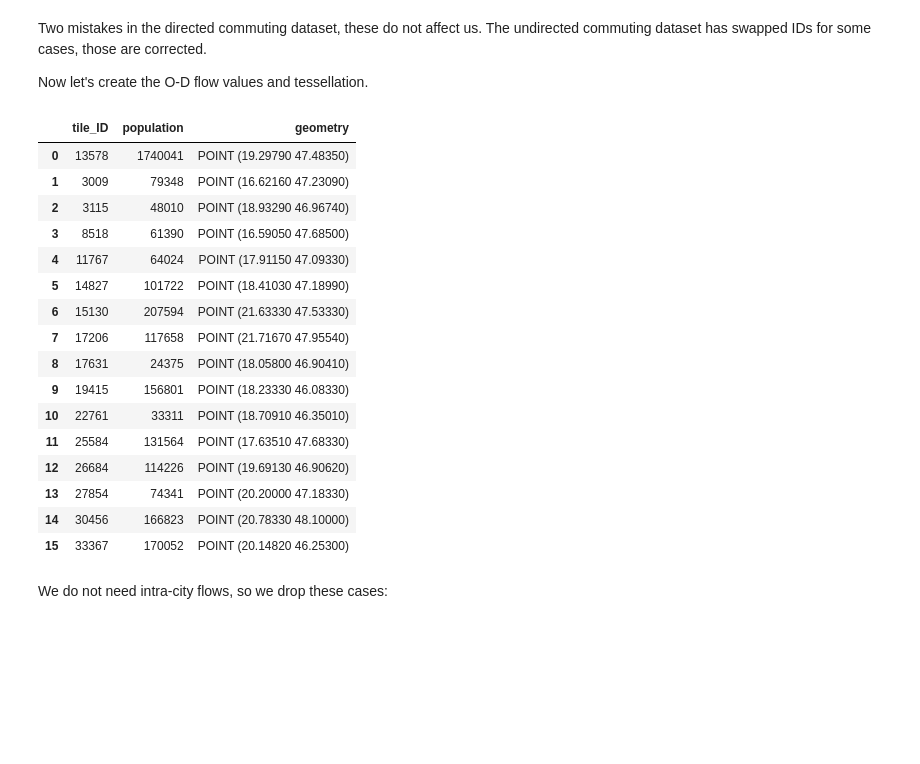
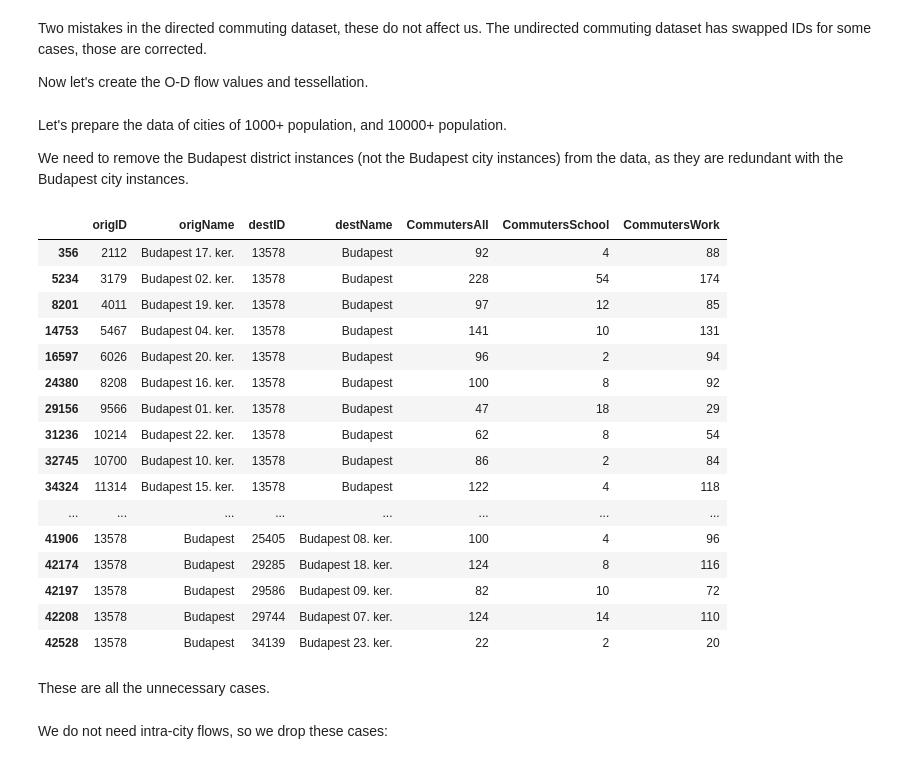
Before and after one commit to me9hanics/origin-destination-matrix-from-traffic, a Jupyter notebook: odm_gravity.ipynb, the cells around one changed output. Saved outputs shown, nothing was run; the diff lists cells and outputs as text; code cells hidden in the pictures; blank space fills up the shorter version.

```diff
--- a/odm_gravity.ipynb
+++ b/odm_gravity.ipynb
@@ -146,23 +146,31 @@ tessellation_16.loc[0, 'tile_ID'] = 13578
 
 tessellation_16.to_file("data/sources/KSH/tessellation_16_cities.geojson", driver='GeoJSON', index=False)
 odf_16.to_csv("data/sources/KSH/flows_16_cities.csv", index=False)
-# %%
-tessellation_16
-# %% [output]
-|  | tile_ID | population | geometry |
-| 0 | 13578 | 1740041 | POINT (19.29790 47.48350) |
-| 1 | 3009 | 79348 | POINT (16.62160 47.23090) |
-| 2 | 3115 | 48010 | POINT (18.93290 46.96740) |
-| 3 | 8518 | 61390 | POINT (16.59050 47.68500) |
-| 4 | 11767 | 64024 | POINT (17.91150 47.09330) |
-| 5 | 14827 | 101722 | POINT (18.41030 47.18990) |
-| 6 | 15130 | 207594 | POINT (21.63330 47.53330) |
-| 7 | 17206 | 117658 | POINT (21.71670 47.95540) |
-| 8 | 17631 | 24375 | POINT (18.05800 46.90410) |
-| 9 | 19415 | 156801 | POINT (18.23330 46.08330) |
-| 10 | 22761 | 33311 | POINT (18.70910 46.35010) |
-| 11 | 25584 | 131564 | POINT (17.63510 47.68330) |
-| 12 | 26684 | 114226 | POINT (19.69130 46.90620) |
-| 13 | 27854 | 74341 | POINT (20.20000 47.18330) |
-| 14 | 30456 | 166823 | POINT (20.78330 48.10000) |
-| 15 | 33367 | 170052 | POINT (20.14820 46.25300) |
+# %% [markdown]
+Let's prepare the data of cities of 1000+ population, and 10000+ population.
+
+We need to remove the Budapest district instances (not the Budapest city instances) from the data, as they are redundant with the Budapest city instances.
+# %%
+condition1 = (ksh_flows_combined['origName'].str.contains("Budapest")) & (ksh_flows_combined['origID'] != 13578)
+condition2 = (ksh_flows_combined['destName'].str.contains("Budapest")) & (ksh_flows_combined['destID'] != 13578)
+ksh_flows_combined[condition1|condition2]
+# %% [output]
+|  | origID | origName | destID | destName | CommutersAll | CommutersSchool | CommutersWork |
+| 356 | 2112 | Budapest 17. ker. | 13578 | Budapest | 92 | 4 | 88 |
+| 5234 | 3179 | Budapest 02. ker. | 13578 | Budapest | 228 | 54 | 174 |
+| 8201 | 4011 | Budapest 19. ker. | 13578 | Budapest | 97 | 12 | 85 |
+| 14753 | 5467 | Budapest 04. ker. | 13578 | Budapest | 141 | 10 | 131 |
+| 16597 | 6026 | Budapest 20. ker. | 13578 | Budapest | 96 | 2 | 94 |
+| 24380 | 8208 | Budapest 16. ker. | 13578 | Budapest | 100 | 8 | 92 |
+| 29156 | 9566 | Budapest 01. ker. | 13578 | Budapest | 47 | 18 | 29 |
+| 31236 | 10214 | Budapest 22. ker. | 13578 | Budapest | 62 | 8 | 54 |
+| 32745 | 10700 | Budapest 10. ker. | 13578 | Budapest | 86 | 2 | 84 |
+| 34324 | 11314 | Budapest 15. ker. | 13578 | Budapest | 122 | 4 | 118 |
+| ... | ... | ... | ... | ... | ... | ... | ... |
+| 41906 | 13578 | Budapest | 25405 | Budapest 08. ker. | 100 | 4 | 96 |
+| 42174 | 13578 | Budapest | 29285 | Budapest 18. ker. | 124 | 8 | 116 |
+| 42197 | 13578 | Budapest | 29586 | Budapest 09. ker. | 82 | 10 | 72 |
+| 42208 | 13578 | Budapest | 29744 | Budapest 07. ker. | 124 | 14 | 110 |
+| 42528 | 13578 | Budapest | 34139 | Budapest 23. ker. | 22 | 2 | 20 |
+# %% [markdown]
+These are all the unnecessary cases.
```
Also changed, not shown: parts of 11 cells of this notebook, 2 other files.
